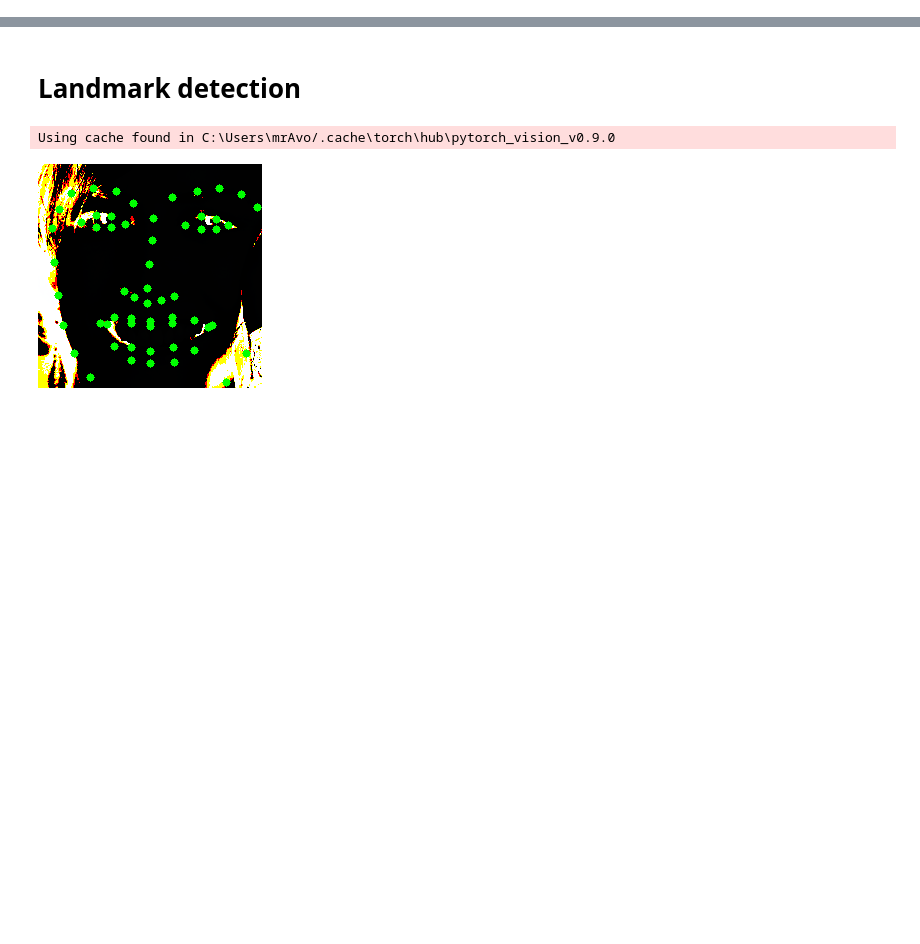
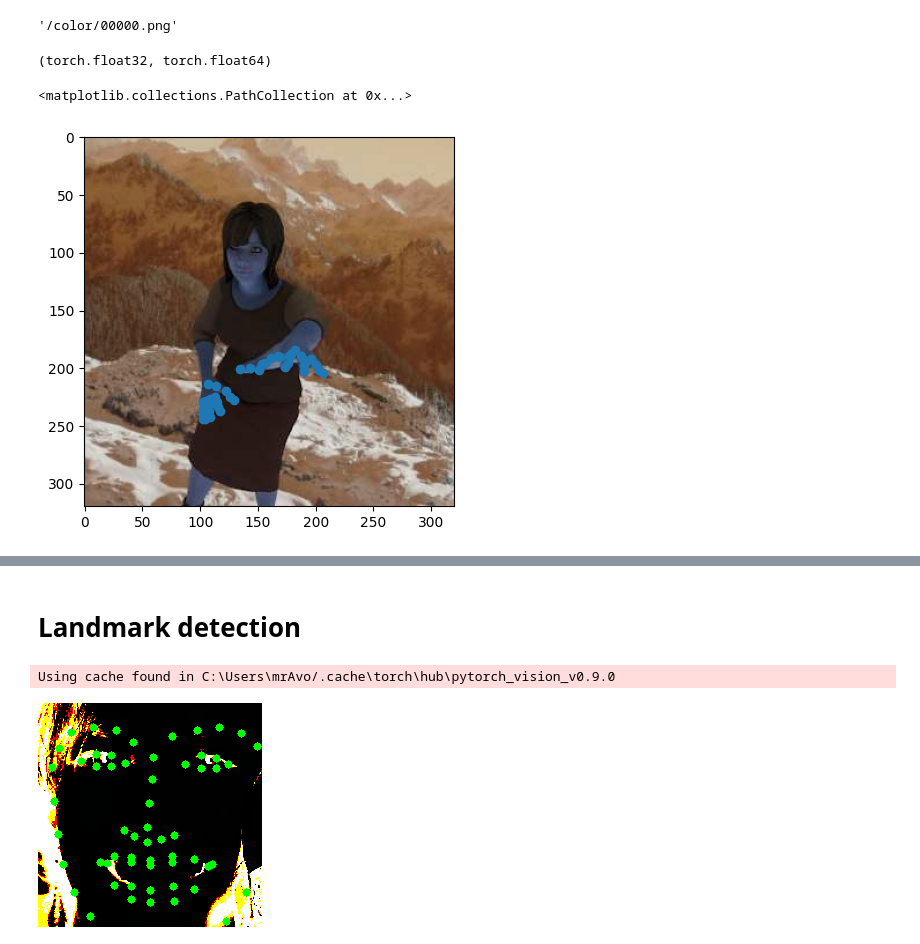
Before and after one commit to lta-250102/face-landmark-mobilenet, a Jupyter notebook: notebooks/test.ipynb, the cells around one changed output, grey strips where cells are left out. Saved outputs shown, nothing was run; the diff lists cells and outputs as text; code cells hidden in the pictures; blank space fills up the shorter version.

```diff
--- a/notebooks/test.ipynb
+++ b/notebooks/test.ipynb
@@ -0,0 +1,6 @@
+# %%
+idx = 0
+
+'/color/%.5d.png' % idx
+# %% [output]
+'/color/00000.png'
@@ -0,0 +78,16 @@
+# %%
+image.dtype, landmark.dtype
+# %% [output]
+(torch.float32, torch.float64)
+# %%
+config = pickle.load(open('../data/RHD_published_v2/training/anno_training.pickle', 'rb'))
+
+landmark = config[0]['uv_vis'][:, :2]
+
+img = cv2.imread('../data/RHD_published_v2/training/color/00000.png')
+
+plt.imshow(img)
+plt.scatter(landmark[:, 0], landmark[:, 1])
+# %% [output]
+<matplotlib.collections.PathCollection at 0x...>
+[figure, added]
```
Also changed, not shown: parts of 5 cells of this notebook, 6 other files.
